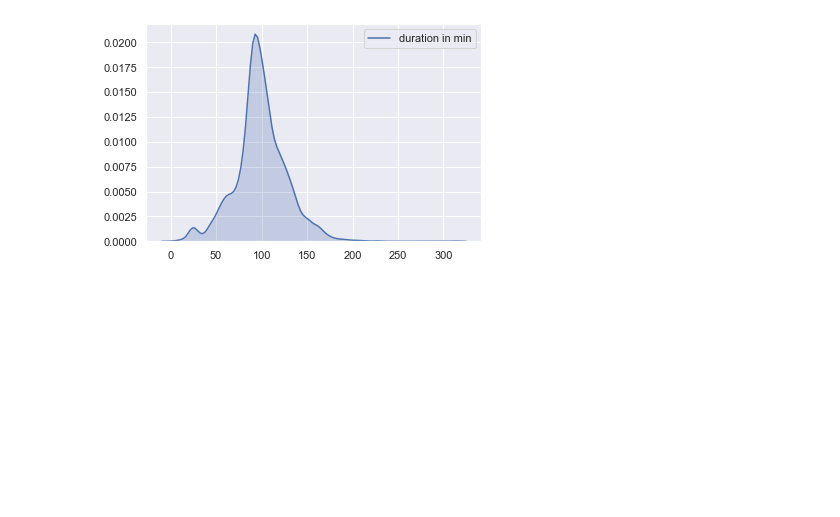
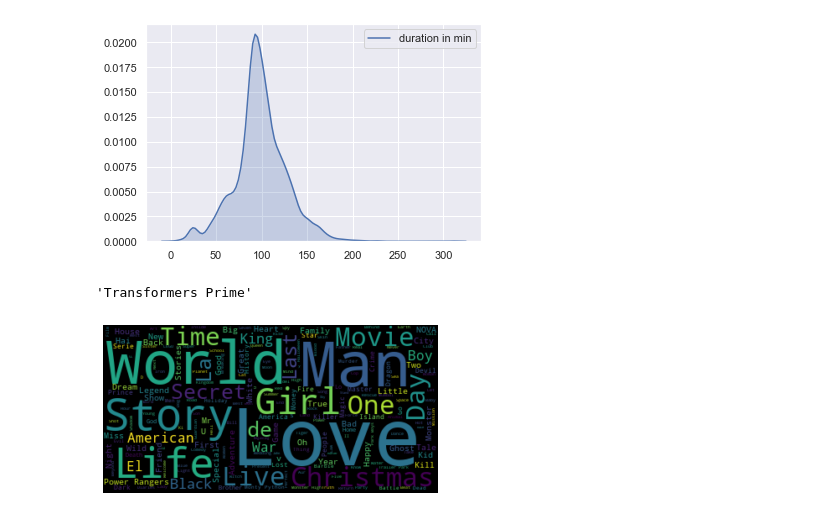
Before and after one commit to mdsohelmahmood/Netflix, a Jupyter notebook: Netflix.ipynb, the cells around one changed output. Drawn from its saved outputs; the diff is of its cells as text; code cells hidden in the pictures; blank space fills up the shorter version.

Commit message:
Add files via upload
word-cloud for title and description is added

```diff
--- a/Netflix.ipynb
+++ b/Netflix.ipynb
@@ -158,3 +158,19 @@ sns.kdeplot(data=movies_duration_min['duration in min'], shade=True)
 # %% [output]
 <matplotlib.axes._subplots.AxesSubplot at 0x...>
 [figure]
+# %%
+text = df.title[2]
+text
+# %% [output]
+'Transformers Prime'
+# %%
+stopwords = set(STOPWORDS)
+stopwords.update(["to", "now", "the", "for"])
+
+wordcloud = WordCloud(stopwords=stopwords, background_color="black").generate(' '.join(df['title']))
+
+plt.imshow(wordcloud, interpolation='bilinear')
+plt.axis("off")
+plt.show()
+# %% [output]
+[figure, added]
```
Also changed, not shown: parts of 1 cell of this notebook.
